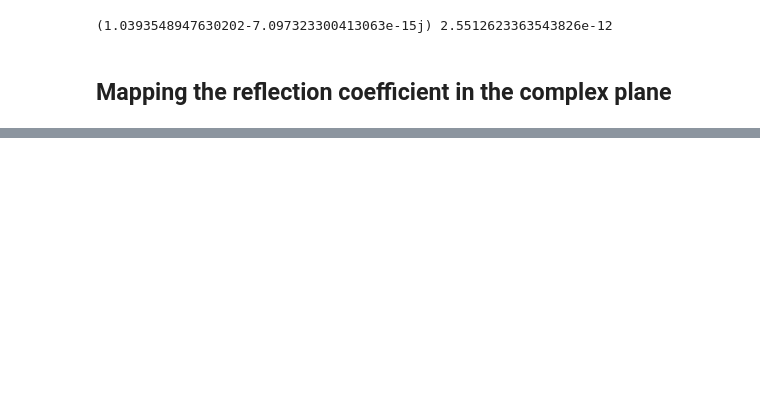
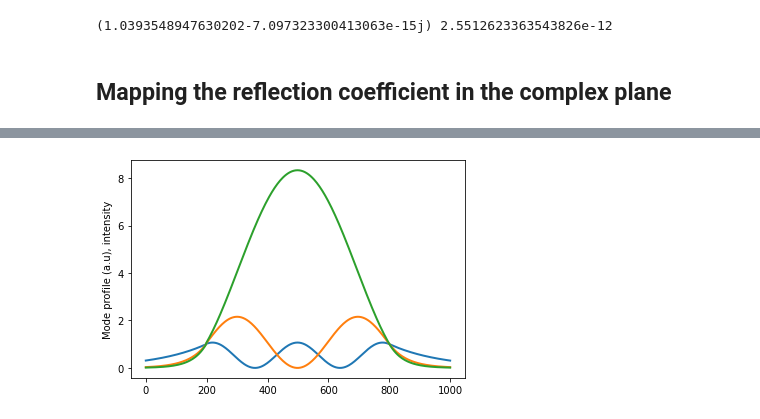
Before and after one commit to AnMoreau/PyMoosh, a Jupyter notebook: notebooks/Guided_modes.ipynb, the cells around one changed output, grey strips where cells are left out. Drawn from its saved outputs; the diff is of its cells as text; code cells hidden in the pictures; blank space fills up the shorter version.

```diff
--- a/notebooks/Guided_modes.ipynb
+++ b/notebooks/Guided_modes.ipynb
@@ -51,0 +76,8 @@ print(modes)
+# %%
+for k in range(len(modes)):
+    x,prof = Profile(structure,modes[k],wavelength,0)
+    plt.plot(x,np.abs(prof)**2,linewidth = 2)
+plt.ylabel('Mode profile (a.u), intensity')
+plt.show()
+# %% [output]
+[figure, added]
```
Also changed, not shown: parts of 11 cells of this notebook.
